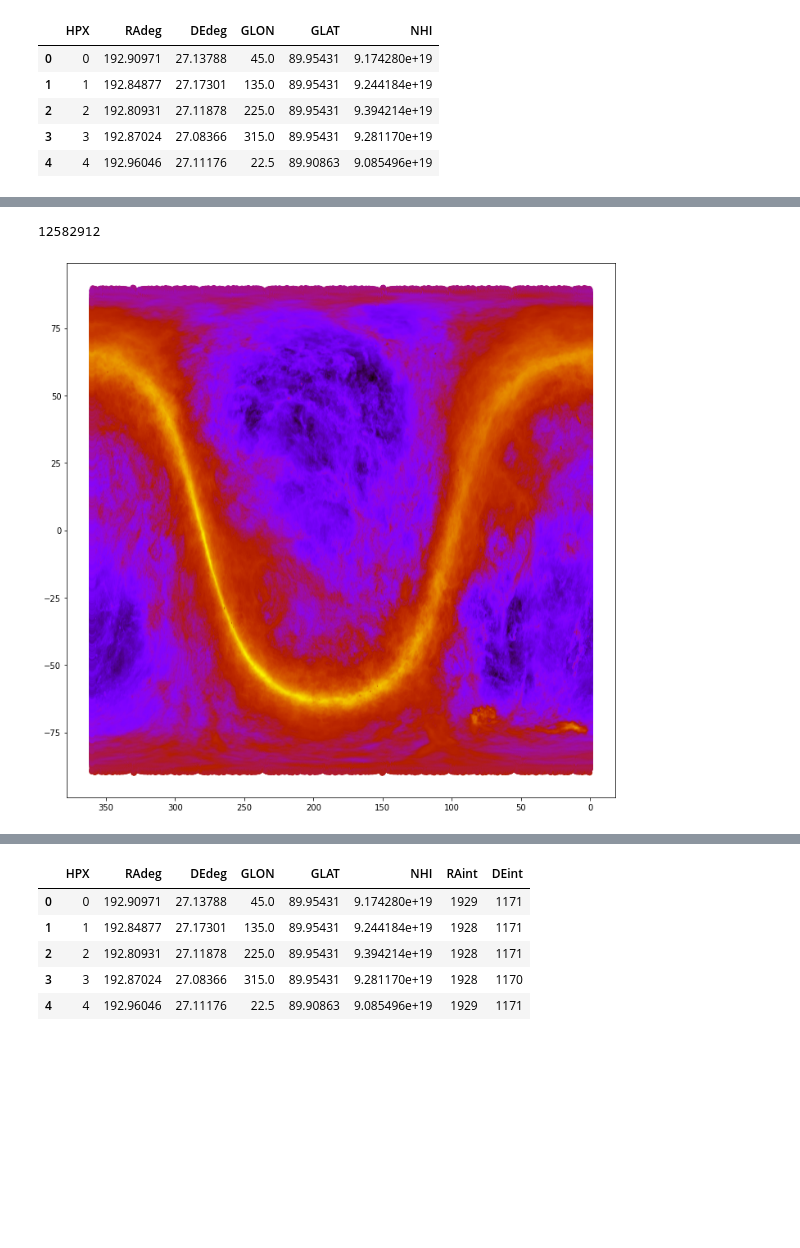
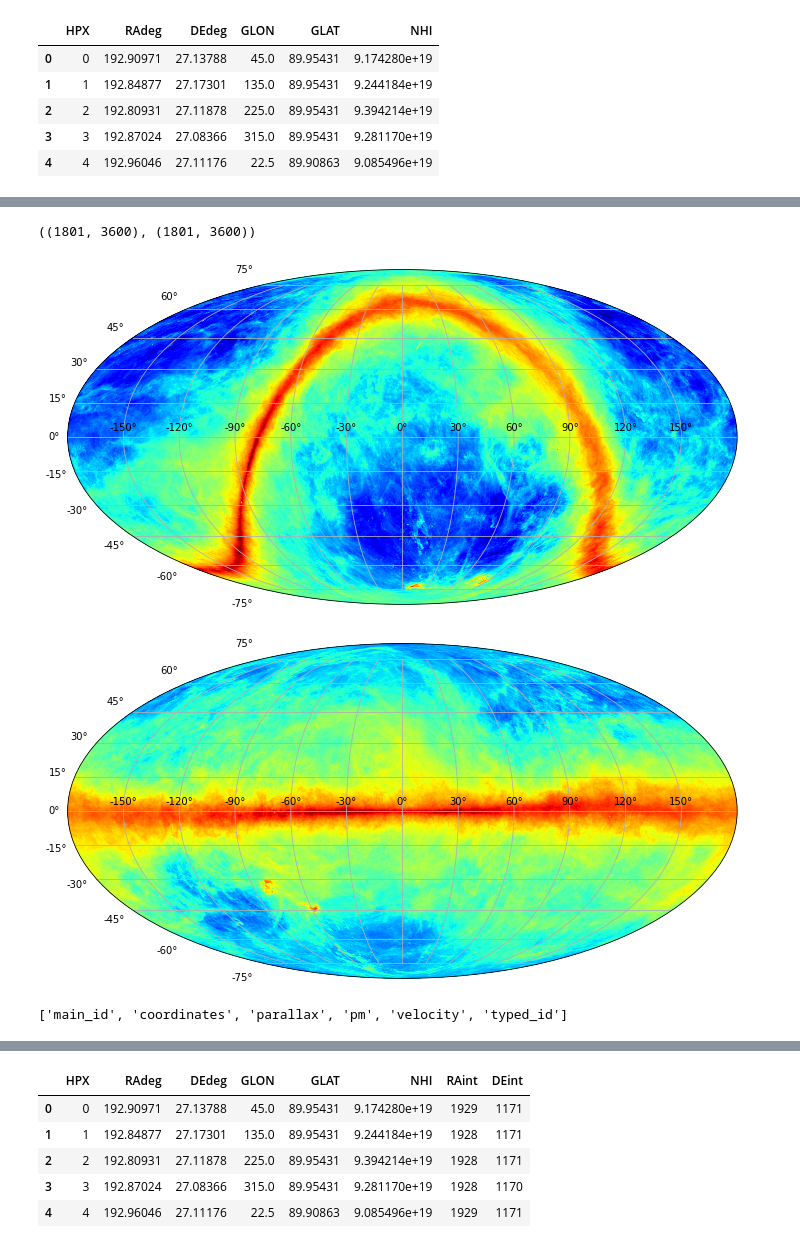
Before and after one commit to Dishwasha/cas-tau, a Jupyter notebook: AstropyTutorial.ipynb, the cells around one changed output, grey strips where cells are left out. Cells and saved outputs as stored; diff of their text form; code cells hidden in the pictures; blank space fills up the shorter version.

```diff
--- a/AstropyTutorial.ipynb
+++ b/AstropyTutorial.ipynb
@@ -65,12 +83,50 @@ hi4pi1.head()
-# %%
-len(hi4pi)
-# %% [output]
-12582912
+# %%
+#equatorial coords
+hi4pi_eq = hi4pi[['RAdeg1', 'DEdeg1', 'NHI']].groupby(['RAdeg1','DEdeg1']).mean().reset_index()
+hi4pi_eq.rename(columns={"RAdeg1":"ra", "DEdeg1":"dec"}, inplace=True)
+
+#galactic coords
+hi4pi_gal = hi4pi[['GLON1', 'GLAT1', 'NHI']].groupby(['GLON1','GLAT1']).mean().reset_index()
+hi4pi_gal.rename(columns={"GLON1":"l", "GLAT1":"b"}, inplace=True)
+# %%
+#convert everybody to angles and wrap the longitude
+hi4pi_eq.ra = Angle(np.array(hi4pi_eq.ra)*u.degree).wrap_at(180*u.degree)
+hi4pi_eq.dec = Angle(np.array(hi4pi_eq.dec)*u.degree)
+
+hi4pi_gal.l = Angle(np.array(hi4pi_gal.l)*u.degree).wrap_at(180*u.degree)
+hi4pi_gal.b = Angle(np.array(hi4pi_gal.b)*u.degree)
+# %%
+#create the image arrays
+#note declination and lattitude in 'x' (row) positions and ra and longitude in 'y' (column) positions
+image_eq = pd.pivot_table(hi4pi_eq,index='dec',columns='ra', values='NHI',aggfunc=np.mean).to_numpy( copy=True)
+
+image_gal = pd.pivot_table(hi4pi_gal,index='b',columns='l', values='NHI',aggfunc=np.mean).to_numpy( copy=True)
+image_eq.shape, image_gal.shape
+# %% [output]
+((1801, 3600), (1801, 3600))
+# %%
+ra_vec = Angle(np.linspace(hi4pi_eq.ra.min(), hi4pi_eq.ra.max(), image_eq.shape[1], endpoint=False)*u.degree)
+dec_vec= Angle(np.linspace(hi4pi_eq.dec.min(), hi4pi_eq.dec.max(), image_eq.shape[0], endpoint=False)*u.degree)
+
+l_vec = Angle(np.linspace(hi4pi_gal.l.min(), hi4pi_gal.l.max(), image_gal.shape[1], endpoint=False)*u.degree)
+b_vec = Angle(np.linspace(hi4pi_gal.b.min(), hi4pi_gal.b.max(), image_gal.shape[0], endpoint=False)*u.degree)
 # %%
-#this takes a while too!
-#fig = plt.figure(figsize=(12,12))
-#ax = fig.add_subplot(111)
-#ax.scatter(hi4pi1.RAdeg1, hi4pi1.DEdeg1, c=hi4pi1.NHI, cmap='gnuplot', norm=colors.LogNorm())
-#ax.invert_xaxis()
+fig = plt.figure(figsize=(12,12))
+ax = fig.add_subplot(111, projection='mollweide')
+ax.pcolormesh(ra_vec.radian,
+           dec_vec.radian,
+           image_eq,
+           cmap='jet', norm=colors.LogNorm())
+ax.grid()
 # %% [output]
-[figure, old version]
+[figure, new version]
+# %%
+fig = plt.figure(figsize=(12,8))
+ax = fig.add_subplot(111, projection='mollweide')
+ax.pcolormesh(l_vec.radian,
+           b_vec.radian,
+           image_gal,
+           cmap='jet', norm=colors.LogNorm())
+ax.grid()
+# %% [output]
+[figure, added]
@@ -76,0 +141,9 @@ len(hi4pi)
+# %%
+# set up the Simbad query
+from astroquery.simbad import Simbad
+from astropy.time import Time
+mySimbad = Simbad()
+mySimbad.add_votable_fields('parallax', 'pm','velocity','typed_id')
+mySimbad.get_votable_fields()
+# %% [output]
+['main_id', 'coordinates', 'parallax', 'pm', 'velocity', 'typed_id']
```
Also changed, not shown: parts of 17 cells of this notebook.
